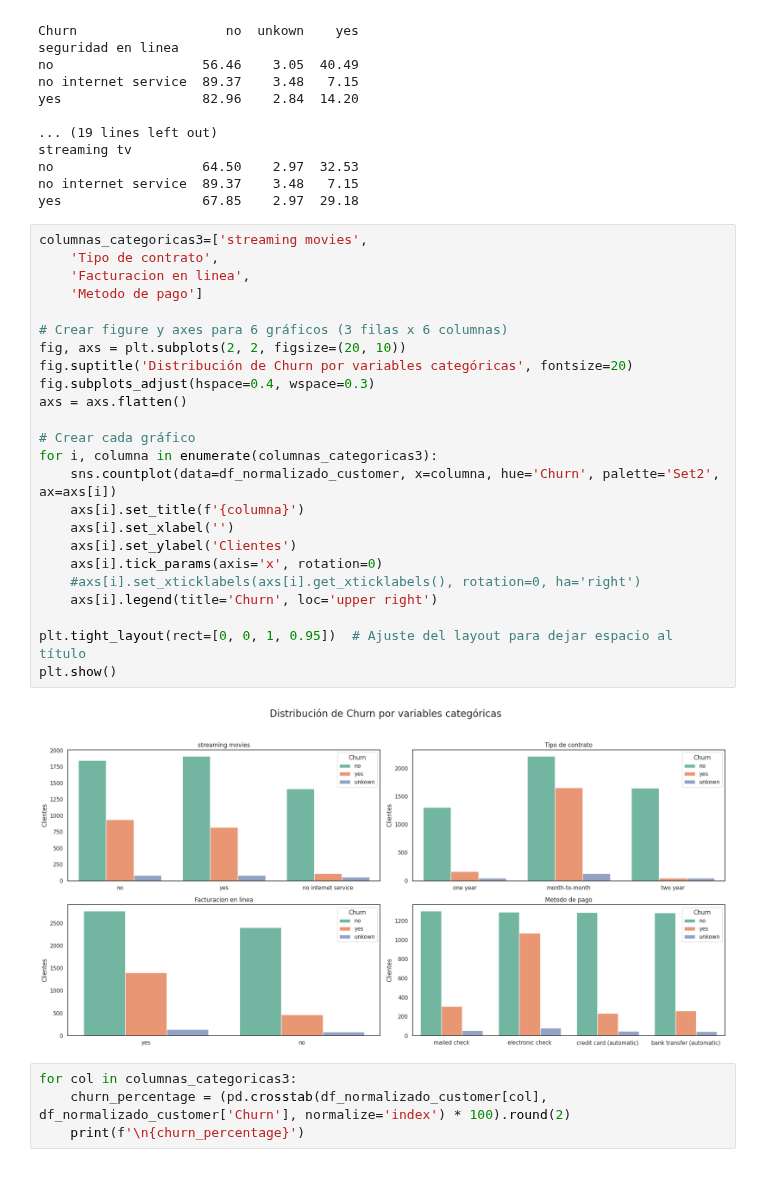
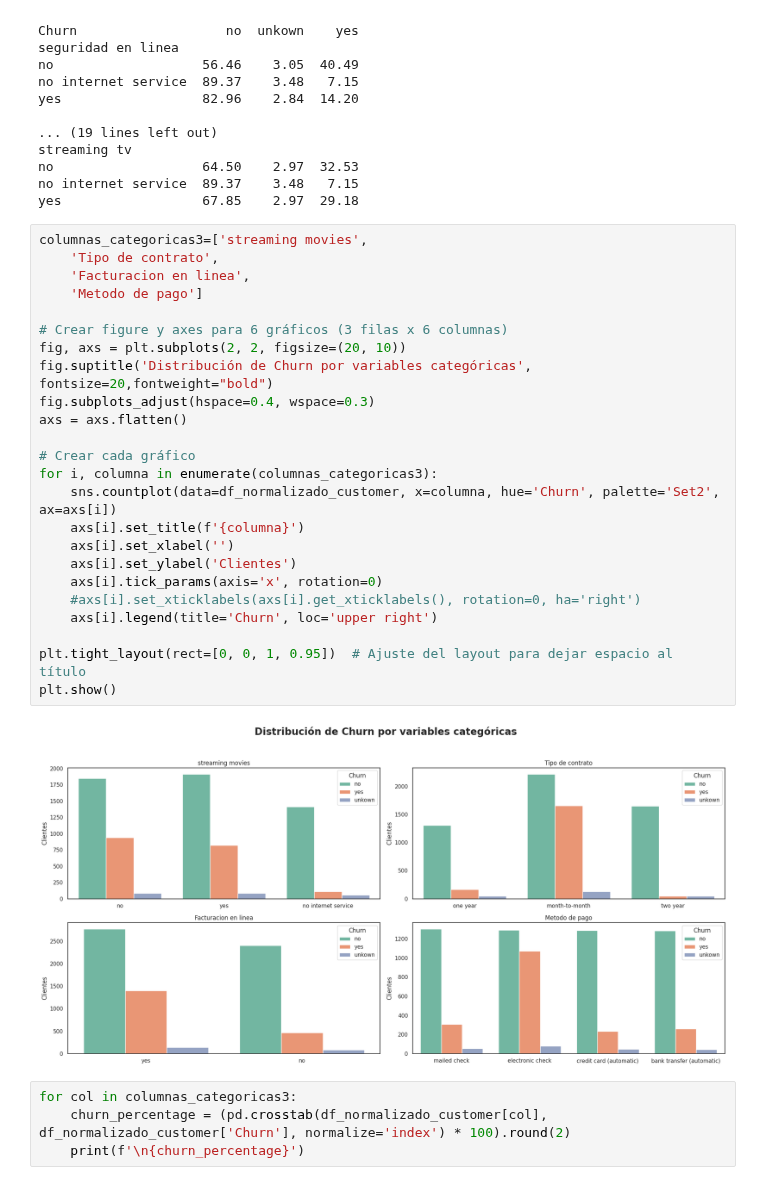
Before and after one commit to Kevincancino26/Challenge-Telecom-X-an-lisis-de-evacion-de-clientes, a Jupyter notebook: TelecomX_LATAM.ipynb, the cells around one changed output. Saved outputs shown, nothing was run; the diff lists cells and outputs as text.

```diff
--- a/TelecomX_LATAM.ipynb
+++ b/TelecomX_LATAM.ipynb
@@ -491,29 +491,29 @@ yes                  67.85    2.97  29.18
 # %%
 columnas_categoricas3=['streaming movies',
     'Tipo de contrato',
     'Facturacion en linea',
     'Metodo de pago']
 
 # Crear figure y axes para 6 gráficos (3 filas x 6 columnas)
 fig, axs = plt.subplots(2, 2, figsize=(20, 10))
-fig.suptitle('Distribución de Churn por variables categóricas', fontsize=20)
+fig.suptitle('Distribución de Churn por variables categóricas', fontsize=20,fontweight="bold")
 fig.subplots_adjust(hspace=0.4, wspace=0.3)
 axs = axs.flatten()
 
 # Crear cada gráfico
 for i, columna in enumerate(columnas_categoricas3):
     sns.countplot(data=df_normalizado_customer, x=columna, hue='Churn', palette='Set2', ax=axs[i])
     axs[i].set_title(f'{columna}')
     axs[i].set_xlabel('')
     axs[i].set_ylabel('Clientes')
     axs[i].tick_params(axis='x', rotation=0)
     #axs[i].set_xticklabels(axs[i].get_xticklabels(), rotation=0, ha='right')
     axs[i].legend(title='Churn', loc='upper right')
 
 plt.tight_layout(rect=[0, 0, 1, 0.95])  # Ajuste del layout para dejar espacio al título
 plt.show()
 # %% [output]
-[figure, old version]
+[figure, new version]
 # %%
 for col in columnas_categoricas3:
     churn_percentage = (pd.crosstab(df_normalizado_customer[col], df_normalizado_customer['Churn'], normalize='index') * 100).round(2)
```
Also changed, not shown: parts of 5 cells of this notebook.
